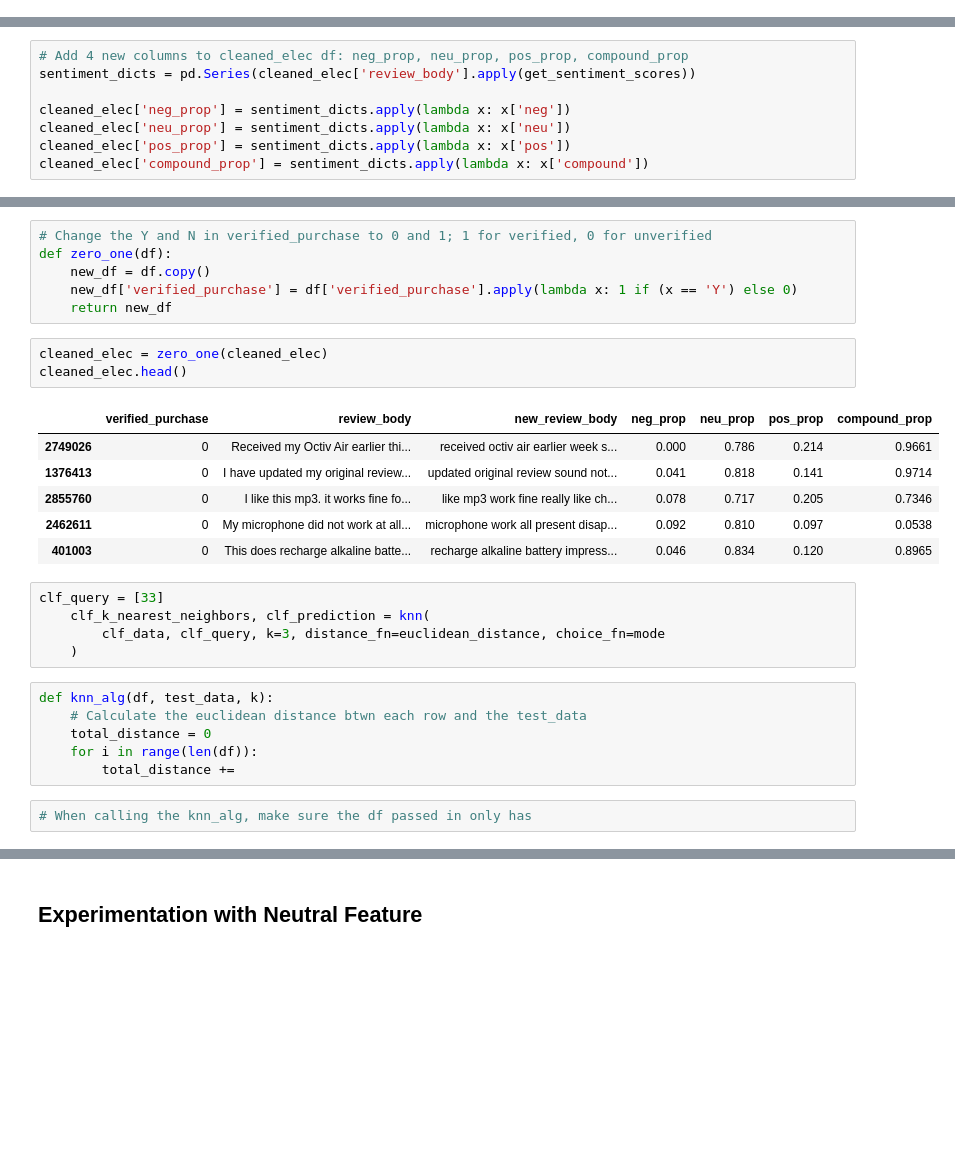
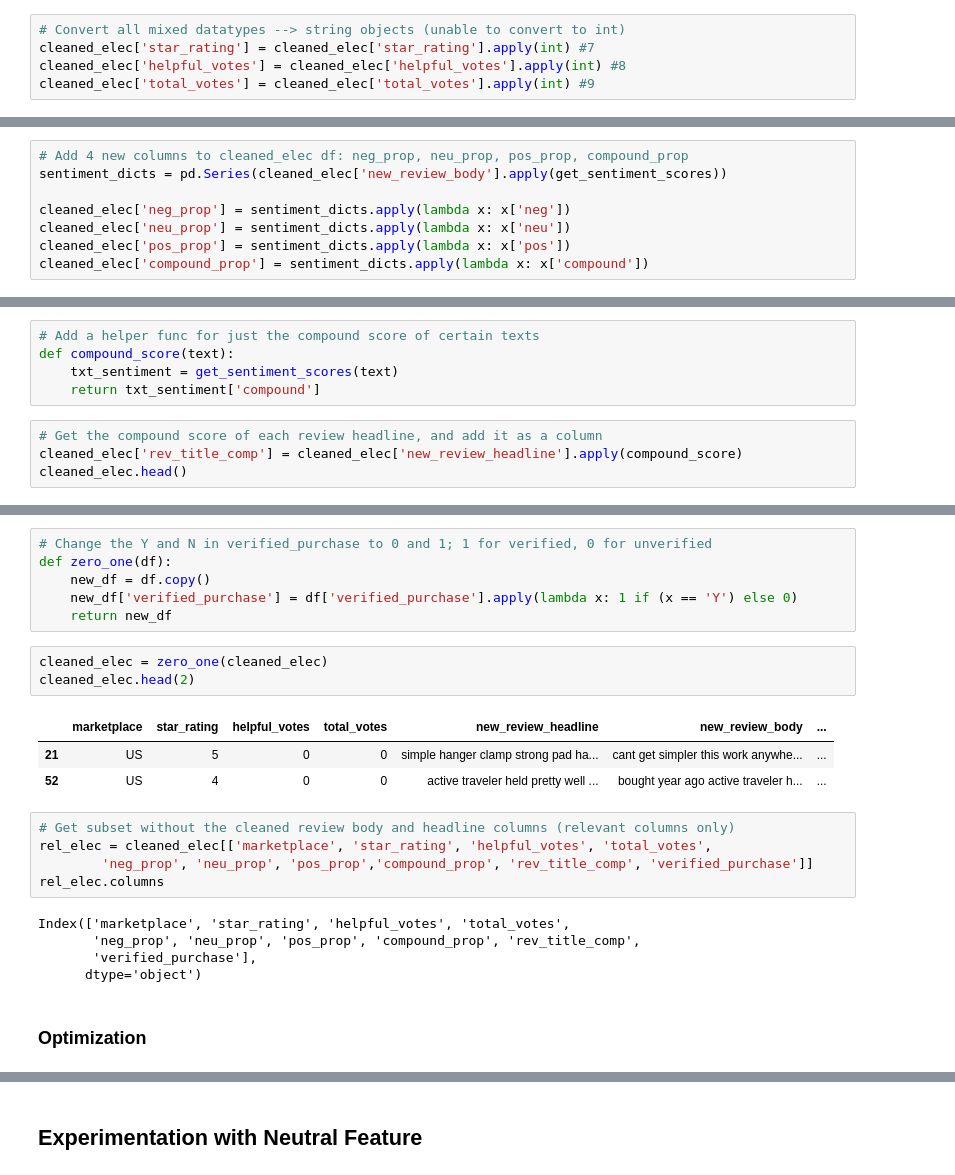
Before and after one commit to sukikrishna/FARS, a Jupyter notebook: DataTest (3).ipynb, the cells around one changed output, grey strips where cells are left out. Saved outputs shown, nothing was run; the diff lists cells and outputs as text; blank space fills up the shorter version.

```diff
--- a/DataTest (3).ipynb
+++ b/DataTest (3).ipynb
@@ -419,0 +471,5 @@ cleaned_elec.head()
+# %%
+# Convert all mixed datatypes --> string objects (unable to convert to int)
+cleaned_elec['star_rating'] = cleaned_elec['star_rating'].apply(int) #7
+cleaned_elec['helpful_votes'] = cleaned_elec['helpful_votes'].apply(int) #8
+cleaned_elec['total_votes'] = cleaned_elec['total_votes'].apply(int) #9
@@ -444,7 +504,7 @@ Example of sentiment proportions of the first review: {'neg': 0.033, 'neu': 0.74
 - Negative Sentiment: compound <= -0.05
 # %%
 # Add 4 new columns to cleaned_elec df: neg_prop, neu_prop, pos_prop, compound_prop
-sentiment_dicts = pd.Series(cleaned_elec['review_body'].apply(get_sentiment_scores))
+sentiment_dicts = pd.Series(cleaned_elec['new_review_body'].apply(get_sentiment_scores))
 
 cleaned_elec['neg_prop'] = sentiment_dicts.apply(lambda x: x['neg'])
 cleaned_elec['neu_prop'] = sentiment_dicts.apply(lambda x: x['neu'])
@@ -461,0 +513,9 @@ cleaned_elec.head()
+# %%
+# Add a helper func for just the compound score of certain texts
+def compound_score(text):
+    txt_sentiment = get_sentiment_scores(text)
+    return txt_sentiment['compound']
+# %%
+# Get the compound score of each review headline, and add it as a column
+cleaned_elec['rev_title_comp'] = cleaned_elec['new_review_headline'].apply(compound_score)
+cleaned_elec.head()
@@ -497,24 +564,20 @@ def zero_one(df):
     return new_df
 # %%
 cleaned_elec = zero_one(cleaned_elec)
-cleaned_elec.head()
+cleaned_elec.head(2)
 # %% [output]
-|  | verified_purchase | review_body | new_review_body | neg_prop | neu_prop | pos_prop | compound_prop |
-| 2749026 | 0 | Received my Octiv Air earlier thi... | received octiv air earlier week s... | 0.000 | 0.786 | 0.214 | 0.9661 |
-| 1376413 | 0 | I have updated my original review... | updated original review sound not... | 0.041 | 0.818 | 0.141 | 0.9714 |
-| 2855760 | 0 | I like this mp3. it works fine fo... | like mp3 work fine really like ch... | 0.078 | 0.717 | 0.205 | 0.7346 |
-| 2462611 | 0 | My microphone did not work at all... | microphone work all present disap... | 0.092 | 0.810 | 0.097 | 0.0538 |
-| 401003 | 0 | This does recharge alkaline batte... | recharge alkaline battery impress... | 0.046 | 0.834 | 0.120 | 0.8965 |
+|  | marketplace | star_rating | helpful_votes | total_votes | new_review_headline | new_review_body | ... |
+| 21 | US | 5 | 0 | 0 | simple hanger clamp strong pad ha... | cant get simpler this work anywhe... | ... |
+| 52 | US | 4 | 0 | 0 | active traveler held pretty well ... | bought year ago active traveler h... | ... |
-# %%
-clf_query = [33]
-    clf_k_nearest_neighbors, clf_prediction = knn(
-        clf_data, clf_query, k=3, distance_fn=euclidean_distance, choice_fn=mode
-    )
-# %%
-def knn_alg(df, test_data, k):
-    # Calculate the euclidean distance btwn each row and the test_data
-    total_distance = 0
-    for i in range(len(df)):
-        total_distance +=
-# %%
-# When calling the knn_alg, make sure the df passed in only has
+# %%
+# Get subset without the cleaned review body and headline columns (relevant columns only)
+rel_elec = cleaned_elec[['marketplace', 'star_rating', 'helpful_votes', 'total_votes',
+        'neg_prop', 'neu_prop', 'pos_prop','compound_prop', 'rev_title_comp', 'verified_purchase']]
+rel_elec.columns
+# %% [output]
+Index(['marketplace', 'star_rating', 'helpful_votes', 'total_votes',
+       'neg_prop', 'neu_prop', 'pos_prop', 'compound_prop', 'rev_title_comp',
+       'verified_purchase'],
+      dtype='object')
+# %% [markdown]
+### Optimization
```
Also changed, not shown: parts of 27 cells of this notebook.
